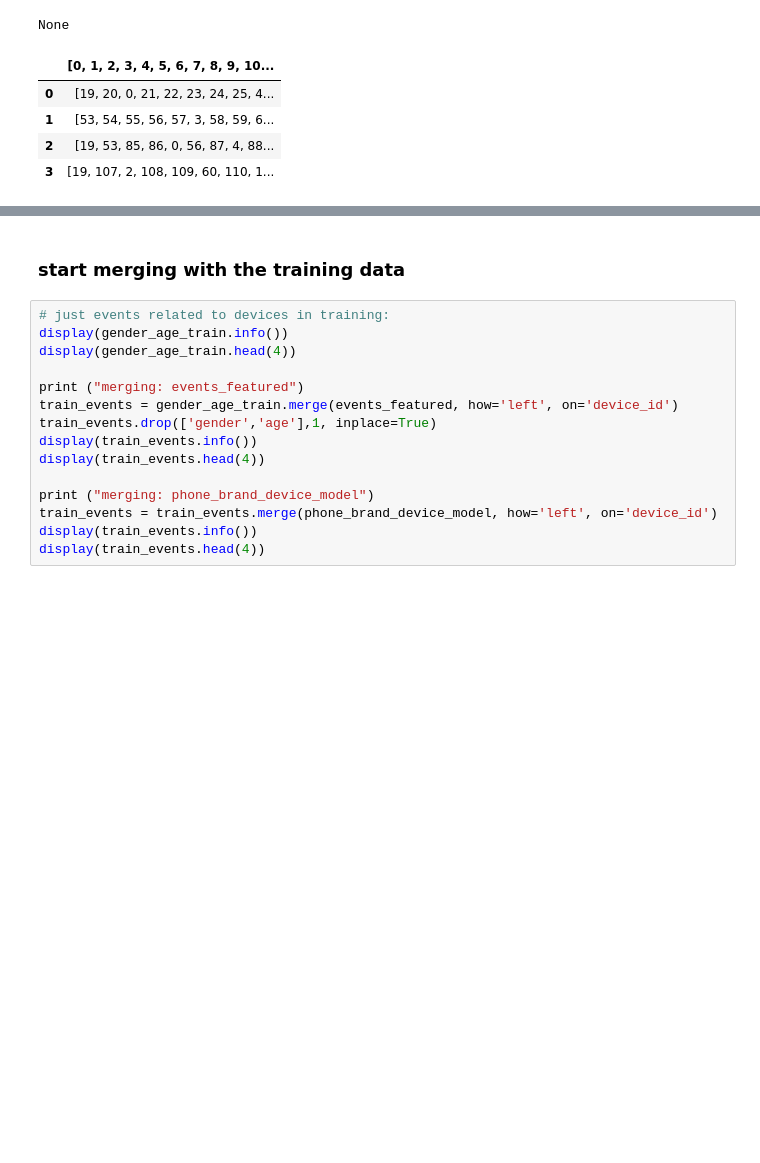
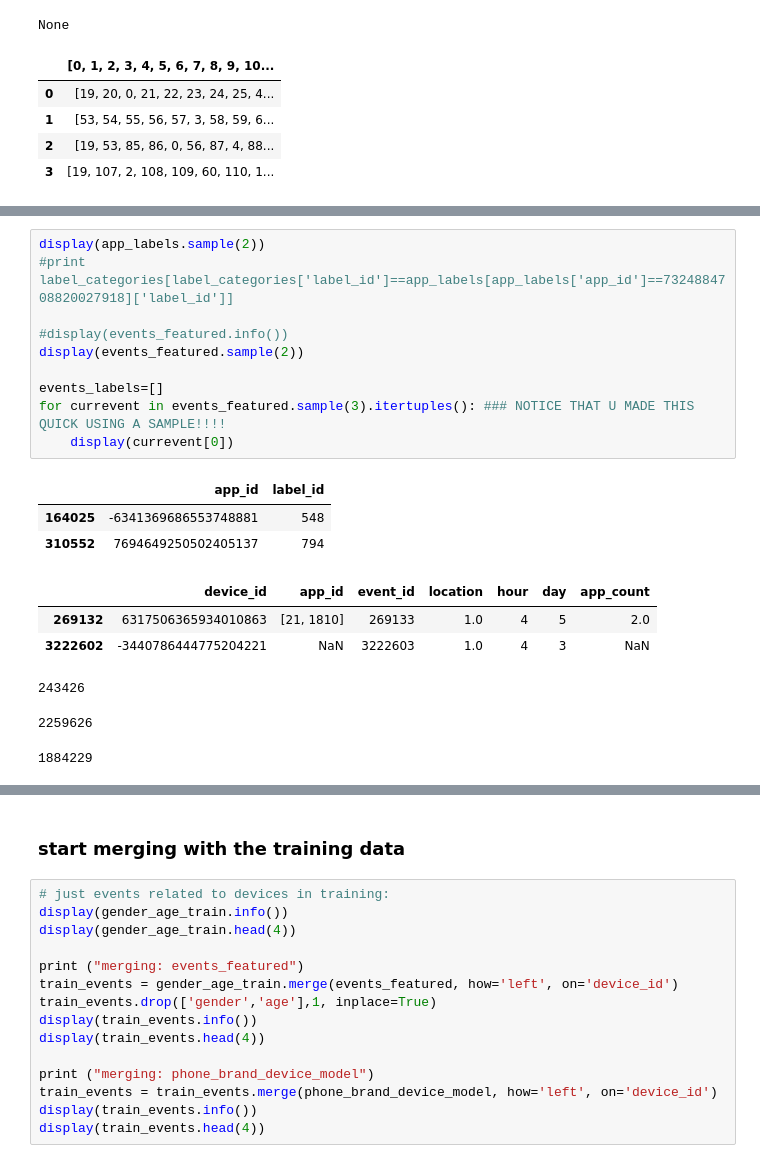
Before and after one commit to llathrop/Kagglescripts, a Jupyter notebook: TalkingData.ipynb, the cells around one changed output, grey strips where cells are left out. Drawn from its saved outputs; the diff is of its cells as text; blank space fills up the shorter version.

```diff
--- a/TalkingData.ipynb
+++ b/TalkingData.ipynb
@@ -531,3 +539,23 @@ None
 | 5 | 1476664663289716375 | [138, 139, 140, 141, 142, 143, 14... | 6 | 1.0 | 0 | 1 | 41.0 |
 | 6 | 5990807147117726237 | [165, 166, 19, 167, 54, 168, 0, 1... | 7 | 12.0 | 0 | 1 | 37.0 |
 | 8 | -2073340001552902943 | [193, 0, 126, 194, 195, 196, 4, 1... | 9 | 1.0 | 0 | 1 | 23.0 |
+# %%
+display(app_labels.sample(2))
+#print label_categories[label_categories['label_id']==app_labels[app_labels['app_id']==7324884708820027918]['label_id']]
+
+#display(events_featured.info())
+display(events_featured.sample(2))
+
+events_labels=[]
+for currevent in events_featured.sample(3).itertuples(): ### NOTICE THAT U MADE THIS QUICK USING A SAMPLE!!!!
+    display(currevent[0])
+# %% [output]
+|  | app_id | label_id |
+| 164025 | -6341369686553748881 | 548 |
+| 310552 | 7694649250502405137 | 794 |
+|  | device_id | app_id | event_id | location | hour | day | app_count |
+| 269132 | 6317506365934010863 | [21, 1810] | 269133 | 1.0 | 4 | 5 | 2.0 |
+| 3222602 | -3440786444775204221 | NaN | 3222603 | 1.0 | 4 | 3 | NaN |
+243426
+2259626
+1884229
```
Also changed, not shown: parts of 10 cells of this notebook.
